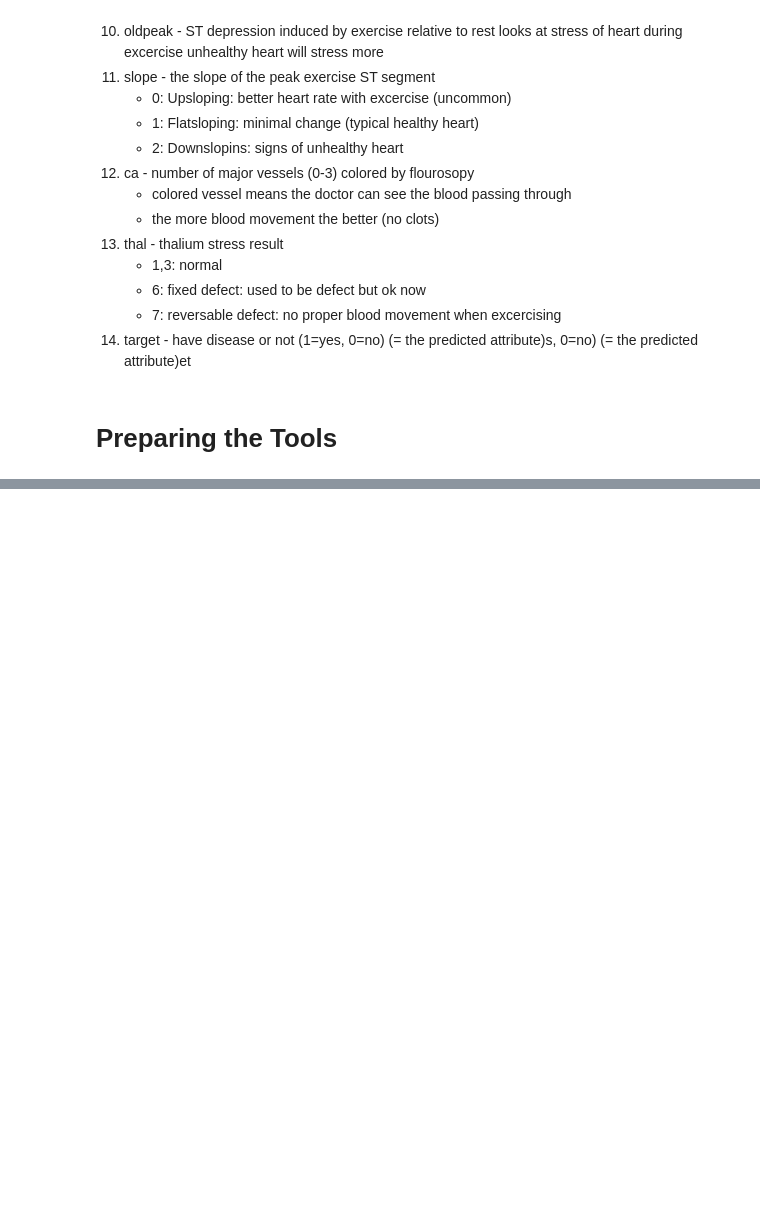
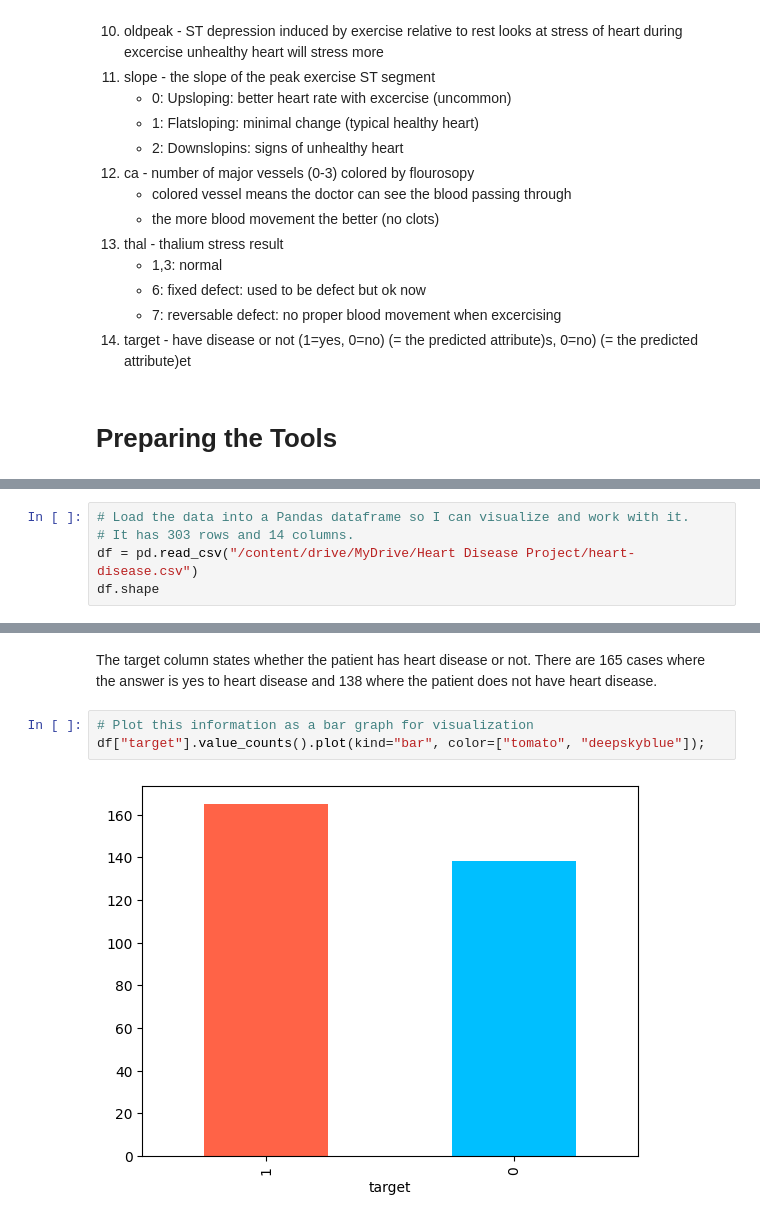
Before and after one commit to hmblackwood/Heart_Disease_Project, a Jupyter notebook: Heart_Disease_Project.ipynb, the cells around one changed output, grey strips where cells are left out. Saved outputs shown, nothing was run; the diff lists cells and outputs as text; blank space fills up the shorter version.

```diff
--- a/Heart_Disease_Project.ipynb
+++ b/Heart_Disease_Project.ipynb
@@ -79,0 +101,5 @@ import seaborn as sns
+# %%
+# Load the data into a Pandas dataframe so I can visualize and work with it.
+# It has 303 rows and 14 columns.
+df = pd.read_csv("/content/drive/MyDrive/Heart Disease Project/heart-disease.csv")
+df.shape
@@ -79,0 +134,7 @@ import seaborn as sns
+# %% [markdown]
+The target column states whether the patient has heart disease or not. There are 165 cases where the answer is yes to heart disease and 138 where the patient does not have heart disease.
+# %%
+# Plot this information as a bar graph for visualization
+df["target"].value_counts().plot(kind="bar", color=["tomato", "deepskyblue"]);
+# %% [output]
+[figure, added]
```
Also changed, not shown: parts of 18 cells of this notebook.
